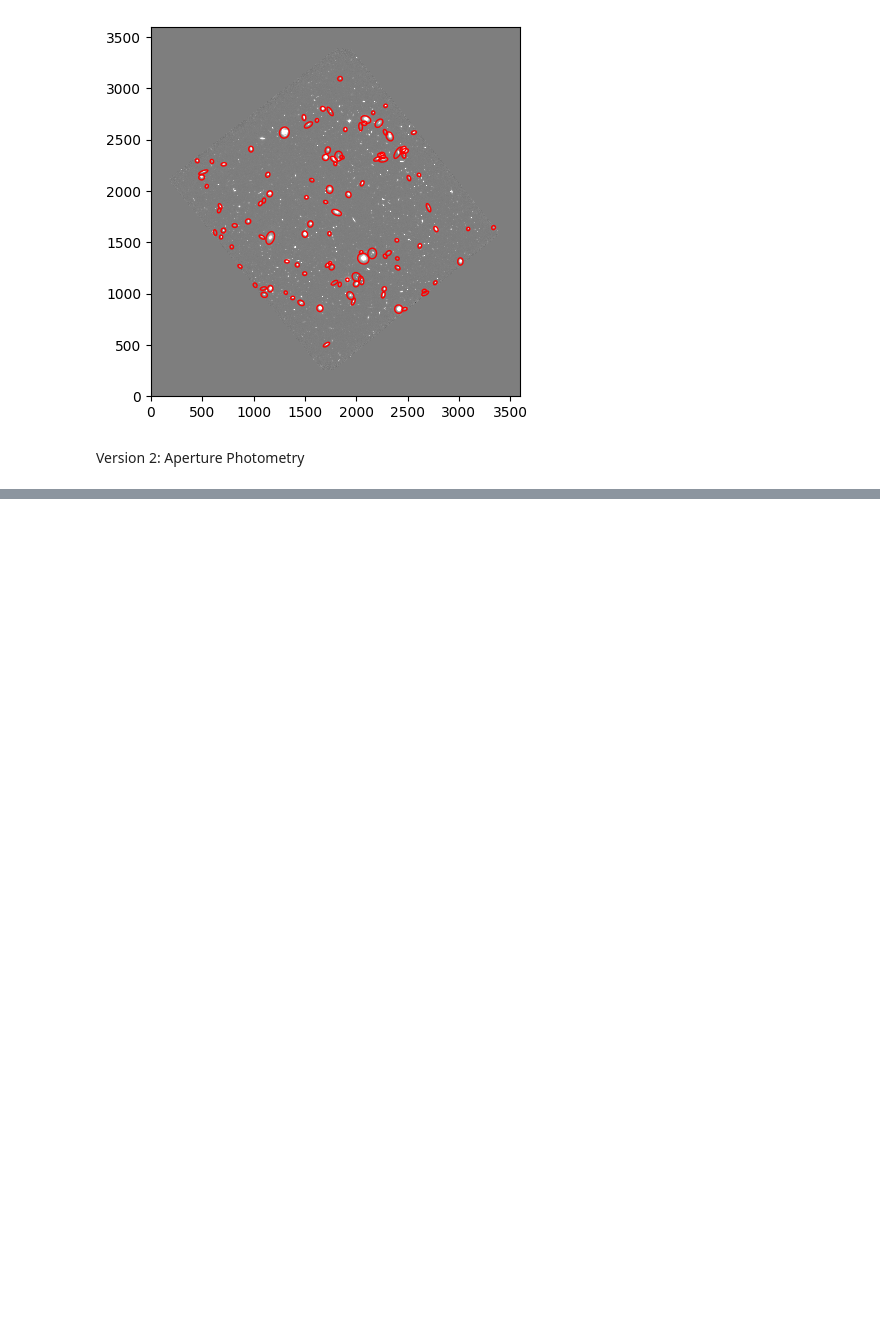
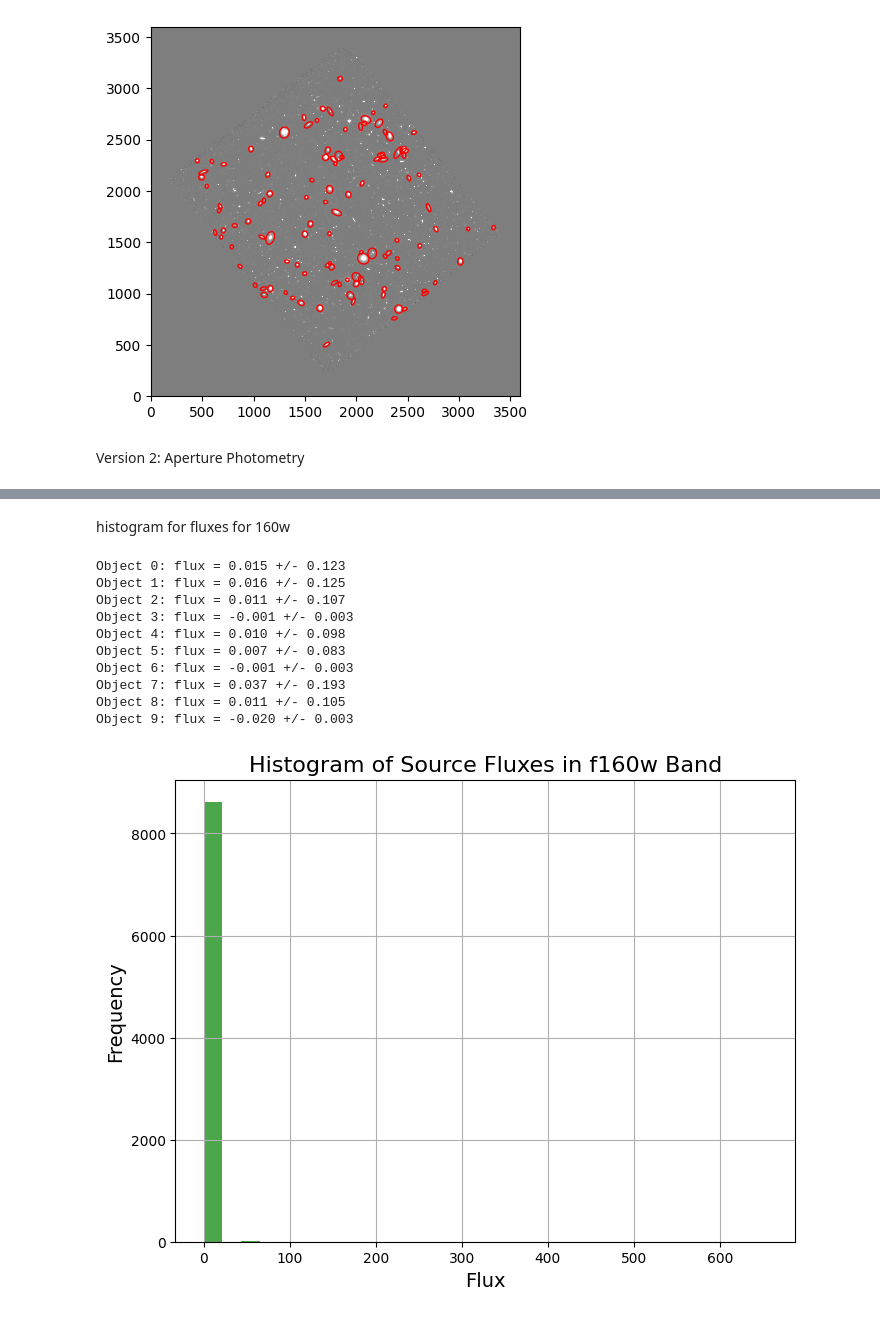
Before and after one commit to saemlee734/astr-19, a Jupyter notebook: astr_19_final_project.ipynb, the cells around one changed output, grey strips where cells are left out. Saved outputs shown, nothing was run; the diff lists cells and outputs as text; code cells hidden in the pictures; blank space fills up the shorter version.

```diff
--- a/astr_19_final_project.ipynb
+++ b/astr_19_final_project.ipynb
@@ -146,0 +285,36 @@ Object 9: flux = 0.028 +/- 0.167
+# %% [markdown]
+histogram for fluxes for 160w
+# %%
+# Load the f160w band image
+f160w_hdul = fits.open('hlsp_hudf12_hst_wfc3ir_udfmain_f160w_v1.0_drz.fits')
+f160w_data = f160w_hdul[0].data.byteswap().newbyteorder()
+f160w_hdul.close()
+
+# Perform aperture photometry
+bkg_f160w = sep.Background(f160w_data)
+flux_f160w, fluxerr_f160w, flag_f160w = sep.sum_circle(f160w_data - bkg_f160w, objects['x'], objects['y'], 3.0, err=bkg_f160w.globalrms, gain=1.0)
+
+# Display photometry results for the first 10 objects
+for i in range(10):
+    print("Object {:d}: flux = {:.3f} +/- {:.3f}".format(i, flux_f160w[i], fluxerr_f160w[i]))
+
+# Create a histogram of source fluxes in the f160w band
+plt.figure(figsize=(8, 6))
+plt.hist(flux_f160w, bins=30, color='green', alpha=0.7)
+plt.xlabel('Flux', fontsize=14)
+plt.ylabel('Frequency', fontsize=14)
+plt.title('Histogram of Source Fluxes in f160w Band', fontsize=16)
+plt.grid(True)
+plt.show()
+# %% [output]
+Object 0: flux = 0.015 +/- 0.123
+Object 1: flux = 0.016 +/- 0.125
+Object 2: flux = 0.011 +/- 0.107
+Object 3: flux = -0.001 +/- 0.003
+Object 4: flux = 0.010 +/- 0.098
+Object 5: flux = 0.007 +/- 0.083
+Object 6: flux = -0.001 +/- 0.003
+Object 7: flux = 0.037 +/- 0.193
+Object 8: flux = 0.011 +/- 0.105
+Object 9: flux = -0.020 +/- 0.003
+[figure, added]
```
Also changed, not shown: parts of 12 cells of this notebook.
